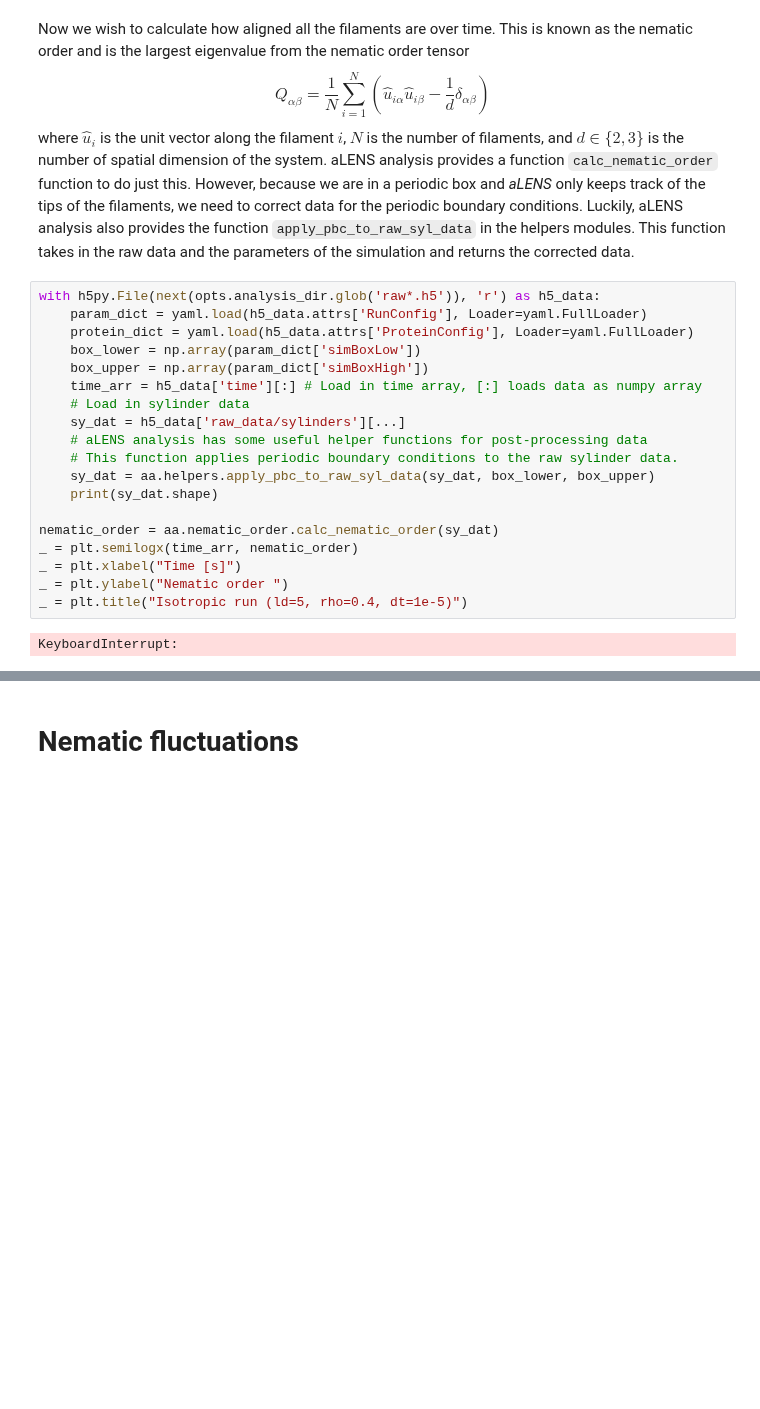
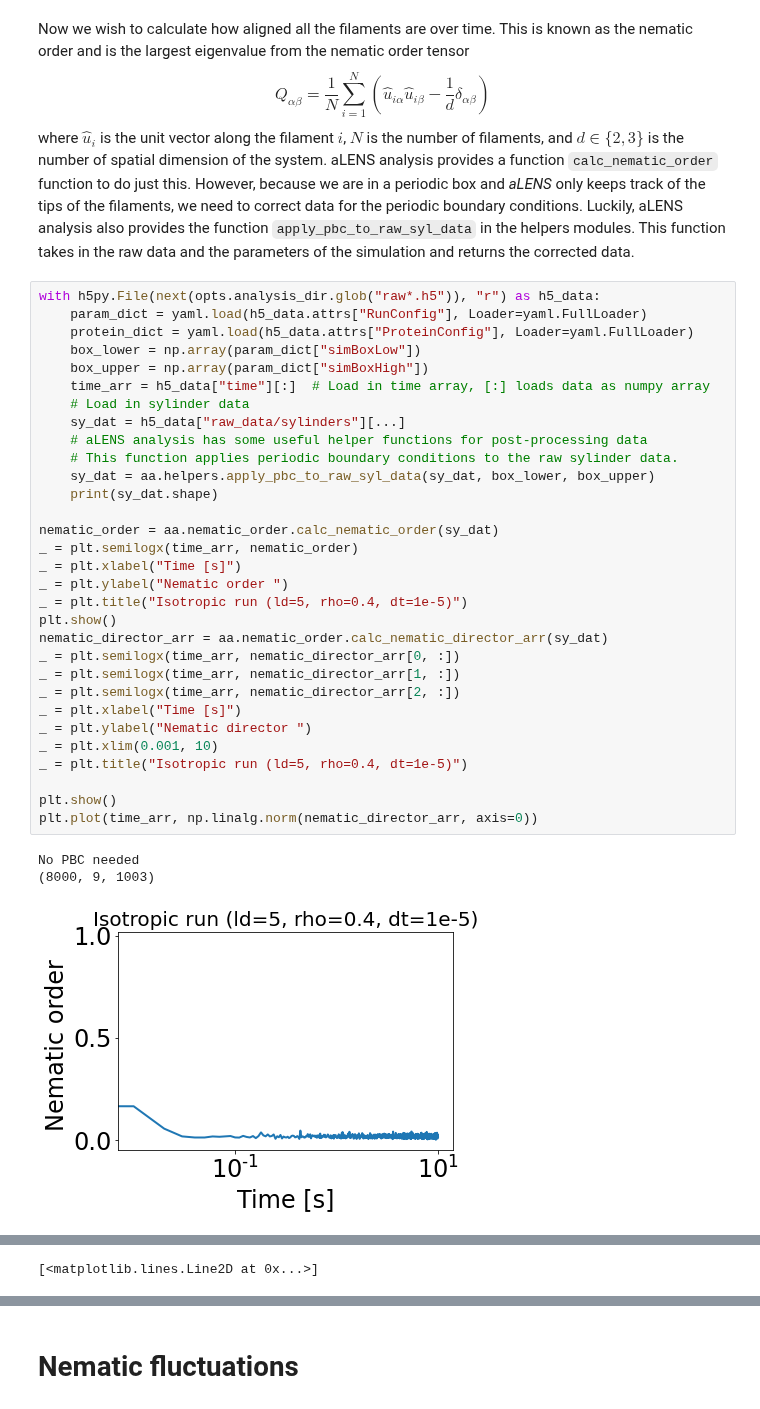
Before and after one commit to flatironinstitute/aLENS_analysis, a Jupyter notebook: notebooks/spindle/01b-iso_nematic_testing_rusty.ipynb, the cells around one changed output, grey strips where cells are left out. Saved outputs shown, nothing was run; the diff lists cells and outputs as text; blank space fills up the shorter version.

```diff
--- a/notebooks/spindle/01b-iso_nematic_testing_rusty.ipynb
+++ b/notebooks/spindle/01b-iso_nematic_testing_rusty.ipynb
@@ -172,23 +183,37 @@ $$Q_{\alpha\beta} = \frac{1}{N}\sum_{i=1}^N \left( \hat{u}_{i\alpha}\hat{u}_{i\b
 where $\hat{u}_i$ is the unit vector along the filament $i$, $N$ is the number of filaments, and $d\in \{2,3\}$ is the number of spatial dimension of the system. aLENS analysis provides a function `calc_nematic_order` function to do just this.
 However, because we are in a periodic box and _aLENS_ only keeps track of the tips of the filaments, we need to correct data for the periodic boundary conditions.  Luckily, aLENS analysis also provides the function `apply_pbc_to_raw_syl_data` in the helpers modules. This function takes in the raw data and the parameters of the simulation and returns the corrected data.
 # %%
-with h5py.File(next(opts.analysis_dir.glob('raw*.h5')), 'r') as h5_data:
-    param_dict = yaml.load(h5_data.attrs['RunConfig'], Loader=yaml.FullLoader)
-    protein_dict = yaml.load(h5_data.attrs['ProteinConfig'], Loader=yaml.FullLoader)
-    box_lower = np.array(param_dict['simBoxLow'])
-    box_upper = np.array(param_dict['simBoxHigh'])
-    time_arr = h5_data['time'][:] # Load in time array, [:] loads data as numpy array
+with h5py.File(next(opts.analysis_dir.glob("raw*.h5")), "r") as h5_data:
+    param_dict = yaml.load(h5_data.attrs["RunConfig"], Loader=yaml.FullLoader)
+    protein_dict = yaml.load(h5_data.attrs["ProteinConfig"], Loader=yaml.FullLoader)
+    box_lower = np.array(param_dict["simBoxLow"])
+    box_upper = np.array(param_dict["simBoxHigh"])
+    time_arr = h5_data["time"][:]  # Load in time array, [:] loads data as numpy array
     # Load in sylinder data
-    sy_dat = h5_data['raw_data/sylinders'][...]
+    sy_dat = h5_data["raw_data/sylinders"][...]
     # aLENS analysis has some useful helper functions for post-processing data
     # This function applies periodic boundary conditions to the raw sylinder data.
     sy_dat = aa.helpers.apply_pbc_to_raw_syl_data(sy_dat, box_lower, box_upper)
     print(sy_dat.shape)
 
 nematic_order = aa.nematic_order.calc_nematic_order(sy_dat)
 _ = plt.semilogx(time_arr, nematic_order)
 _ = plt.xlabel("Time [s]")
 _ = plt.ylabel("Nematic order ")
 _ = plt.title("Isotropic run (ld=5, rho=0.4, dt=1e-5)")
+plt.show()
+nematic_director_arr = aa.nematic_order.calc_nematic_director_arr(sy_dat)
+_ = plt.semilogx(time_arr, nematic_director_arr[0, :])
+_ = plt.semilogx(time_arr, nematic_director_arr[1, :])
+_ = plt.semilogx(time_arr, nematic_director_arr[2, :])
+_ = plt.xlabel("Time [s]")
+_ = plt.ylabel("Nematic director ")
+_ = plt.xlim(0.001, 10)
+_ = plt.title("Isotropic run (ld=5, rho=0.4, dt=1e-5)")
+
+plt.show()
+plt.plot(time_arr, np.linalg.norm(nematic_director_arr, axis=0))
 # %% [output]
-KeyboardInterrupt:
+No PBC needed
+(8000, 9, 1003)
+[figure, added]
@@ -194,0 +221 @@ KeyboardInterrupt:
+[<matplotlib.lines.Line2D at 0x...>]
```
Also changed, not shown: parts of 21 cells of this notebook, 3 other files.
